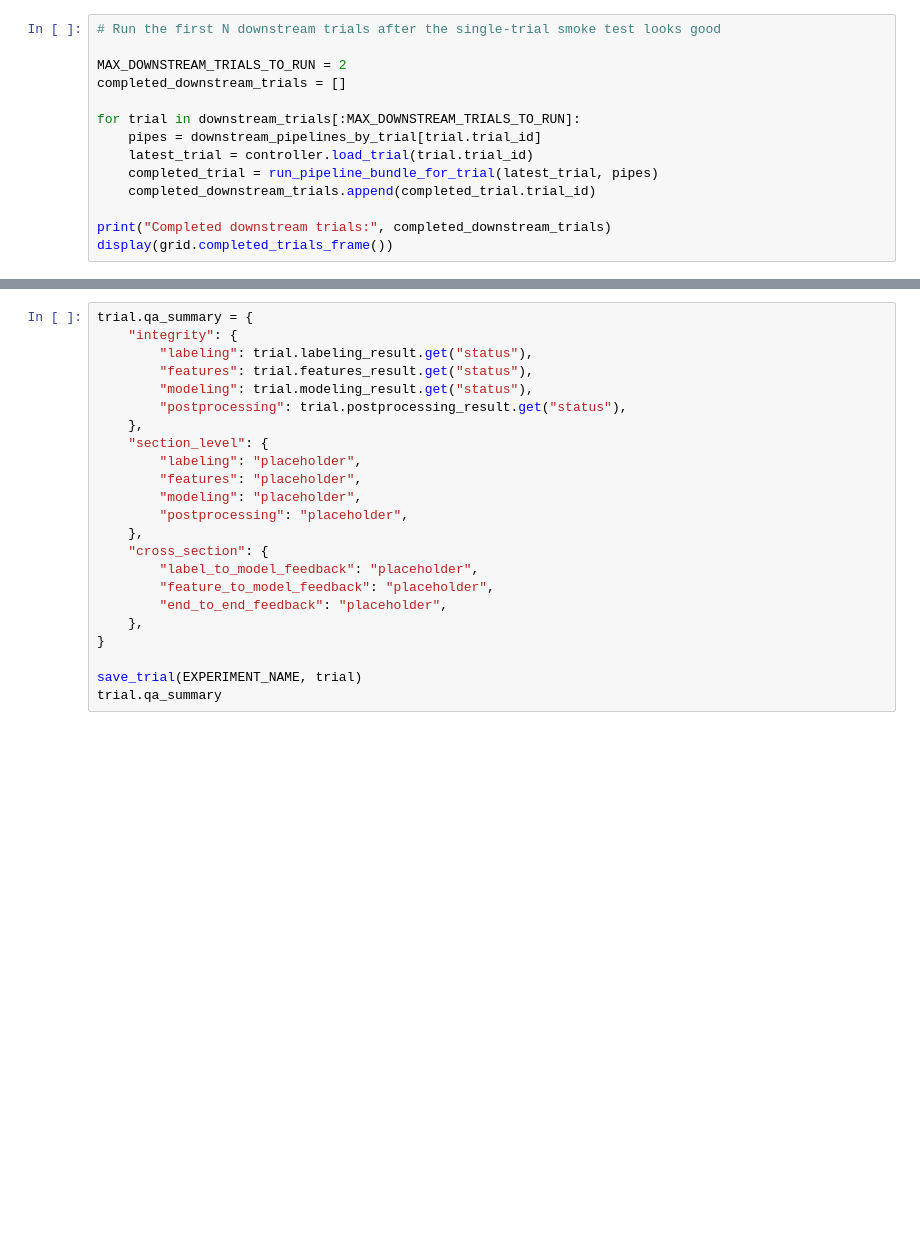
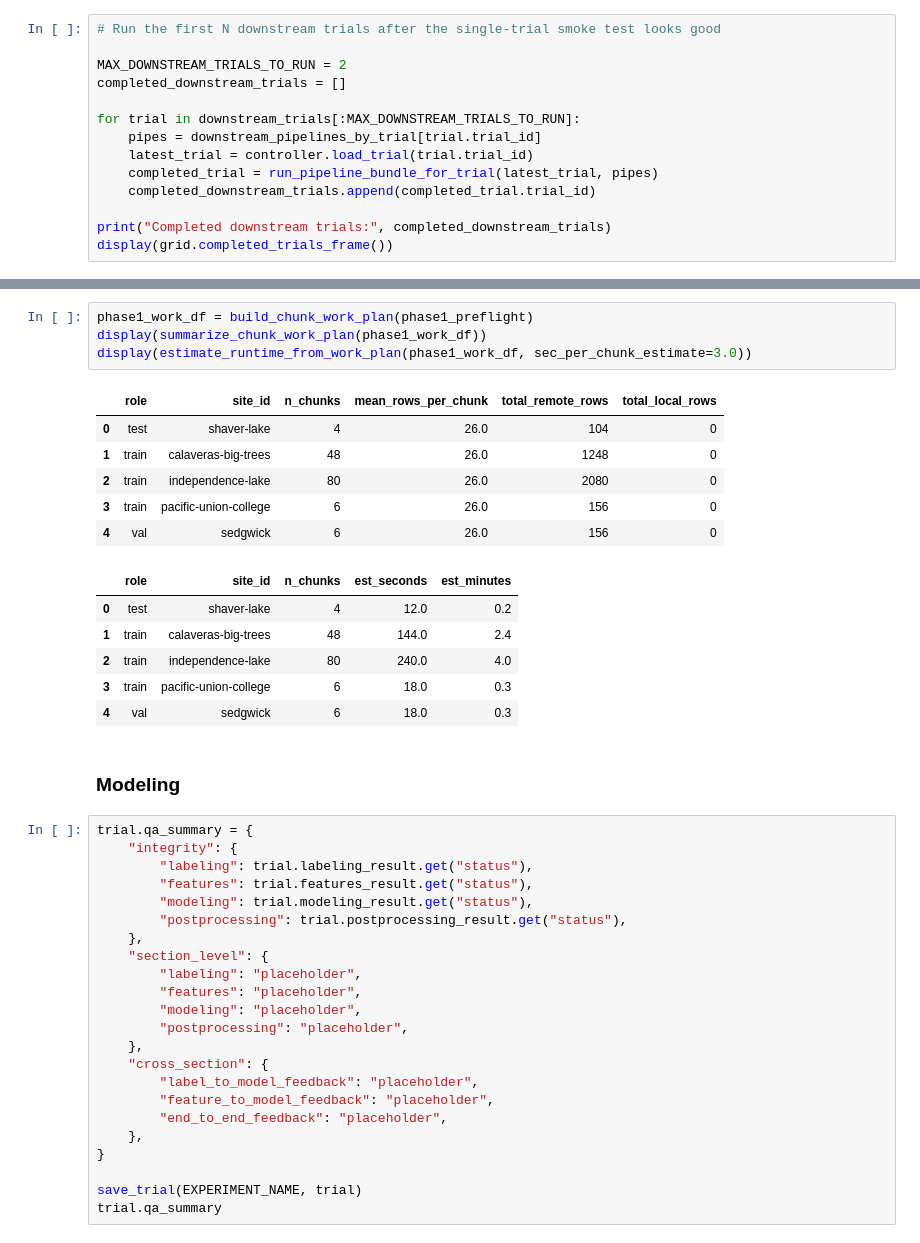
Before and after one commit to ICharmU/shrub, a Jupyter notebook: Final/main.ipynb, the cells around one changed output, grey strips where cells are left out. Saved outputs shown, nothing was run; the diff lists cells and outputs as text; blank space fills up the shorter version.

```diff
--- a/Final/main.ipynb
+++ b/Final/main.ipynb
@@ -3613,3 +4935,22 @@ display(grid.completed_trials_frame())
+# %%
+phase1_work_df = build_chunk_work_plan(phase1_preflight)
+display(summarize_chunk_work_plan(phase1_work_df))
+display(estimate_runtime_from_work_plan(phase1_work_df, sec_per_chunk_estimate=3.0))
+# %% [output]
+|  | role | site_id | n_chunks | mean_rows_per_chunk | total_remote_rows | total_local_rows |
+| 0 | test | shaver-lake | 4 | 26.0 | 104 | 0 |
+| 1 | train | calaveras-big-trees | 48 | 26.0 | 1248 | 0 |
+| 2 | train | independence-lake | 80 | 26.0 | 2080 | 0 |
+| 3 | train | pacific-union-college | 6 | 26.0 | 156 | 0 |
+| 4 | val | sedgwick | 6 | 26.0 | 156 | 0 |
+|  | role | site_id | n_chunks | est_seconds | est_minutes |
+| 0 | test | shaver-lake | 4 | 12.0 | 0.2 |
+| 1 | train | calaveras-big-trees | 48 | 144.0 | 2.4 |
+| 2 | train | independence-lake | 80 | 240.0 | 4.0 |
+| 3 | train | pacific-union-college | 6 | 18.0 | 0.3 |
+| 4 | val | sedgwick | 6 | 18.0 | 0.3 |
+# %% [markdown]
+### Modeling
 # %%
 trial.qa_summary = {
     "integrity": {
```
Also changed, not shown: parts of 80 cells of this notebook, 3 other files.
